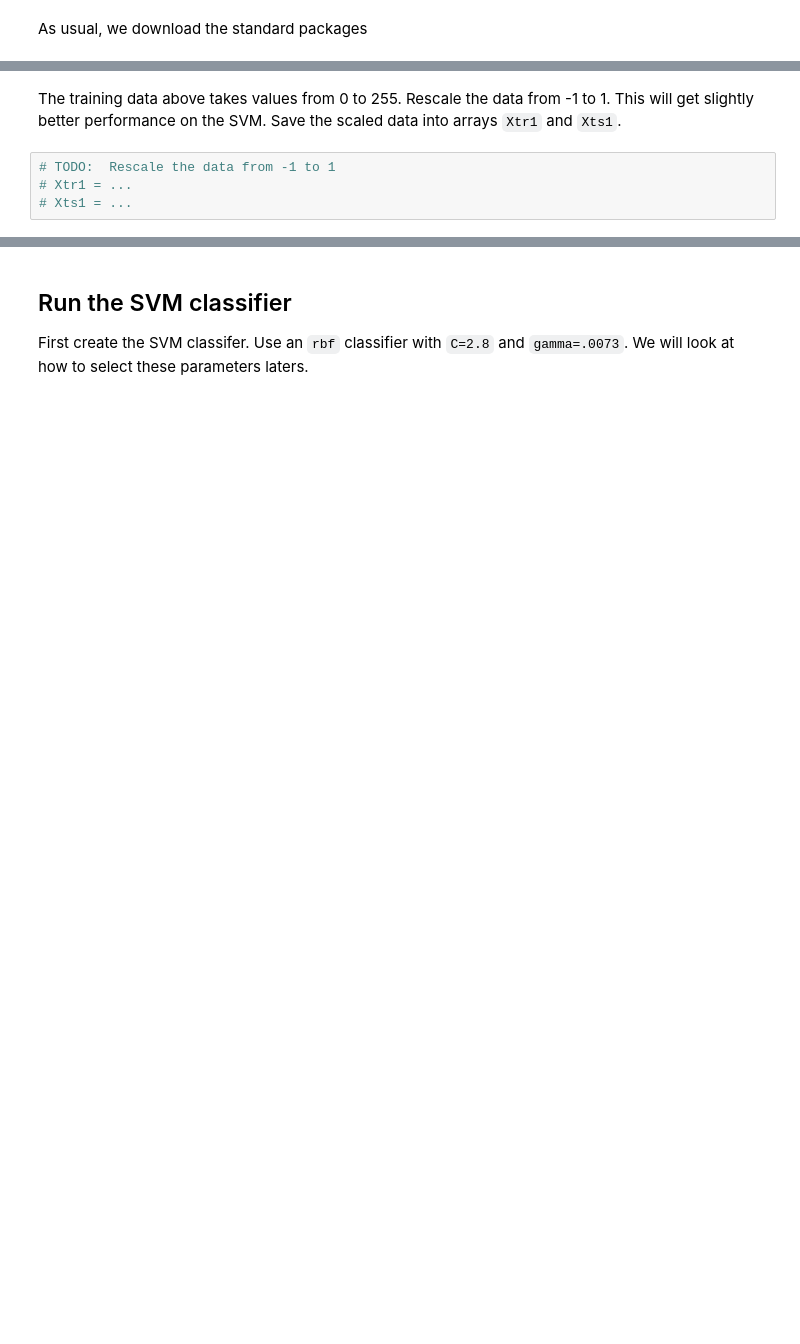
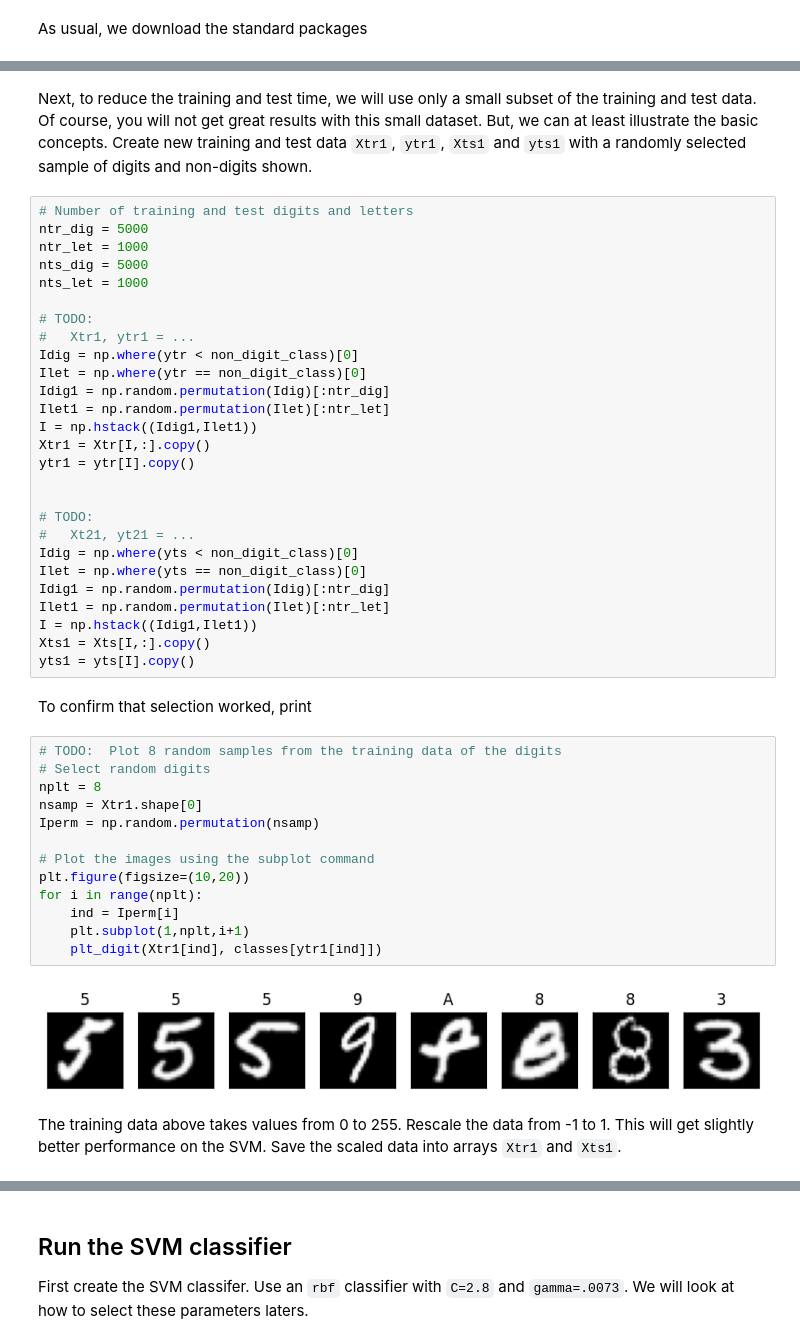
Before and after one commit to sdrangan/introml, a Jupyter notebook: unit08_svm/lab_emnist_partial.ipynb, the cells around one changed output, grey strips where cells are left out. Saved outputs shown, nothing was run; the diff lists cells and outputs as text; blank space fills up the shorter version.

```diff
--- a/unit08_svm/lab_emnist_partial.ipynb
+++ b/unit08_svm/lab_emnist_partial.ipynb
@@ -185,6 +136,48 @@ You may wish to use the `np.hstack` and `np.vstack` methods.
+# %% [markdown]
+Next, to reduce the training and test time, we will use only a small subset of the training and test data.  Of course, you will not get great results with this small dataset.  But, we can at least illustrate the basic concepts.  Create new training and test data `Xtr1`, `ytr1`, `Xts1` and `yts1` with a randomly selected sample of digits and non-digits shown.
+# %%
+# Number of training and test digits and letters
+ntr_dig = 5000
+ntr_let = 1000
+nts_dig = 5000
+nts_let = 1000
+
+# TODO:
+#   Xtr1, ytr1 = ...
+Idig = np.where(ytr < non_digit_class)[0]
+Ilet = np.where(ytr == non_digit_class)[0]
+Idig1 = np.random.permutation(Idig)[:ntr_dig]
+Ilet1 = np.random.permutation(Ilet)[:ntr_let]
+I = np.hstack((Idig1,Ilet1))
+Xtr1 = Xtr[I,:].copy()
+ytr1 = ytr[I].copy()
+
+
+# TODO:
+#   Xt21, yt21 = ...
+Idig = np.where(yts < non_digit_class)[0]
+Ilet = np.where(yts == non_digit_class)[0]
+Idig1 = np.random.permutation(Idig)[:ntr_dig]
+Ilet1 = np.random.permutation(Ilet)[:ntr_let]
+I = np.hstack((Idig1,Ilet1))
+Xts1 = Xts[I,:].copy()
+yts1 = yts[I].copy()
+# %% [markdown]
+To confirm that selection worked, print
+# %%
+# TODO:  Plot 8 random samples from the training data of the digits
+# Select random digits
+nplt = 8
+nsamp = Xtr1.shape[0]
+Iperm = np.random.permutation(nsamp)
+
+# Plot the images using the subplot command
+plt.figure(figsize=(10,20))
+for i in range(nplt):
+    ind = Iperm[i]
+    plt.subplot(1,nplt,i+1)
+    plt_digit(Xtr1[ind], classes[ytr1[ind]])
+# %% [output]
+[figure, added]
 # %% [markdown]
 The training data above takes values from 0 to 255.  Rescale the data from -1 to 1.  This will get slightly better performance on the SVM.  Save the scaled data into arrays `Xtr1` and `Xts1`.
-# %%
-# TODO:  Rescale the data from -1 to 1
-# Xtr1 = ...
-# Xts1 = ...
```
Also changed, not shown: parts of 60 cells of this notebook.
